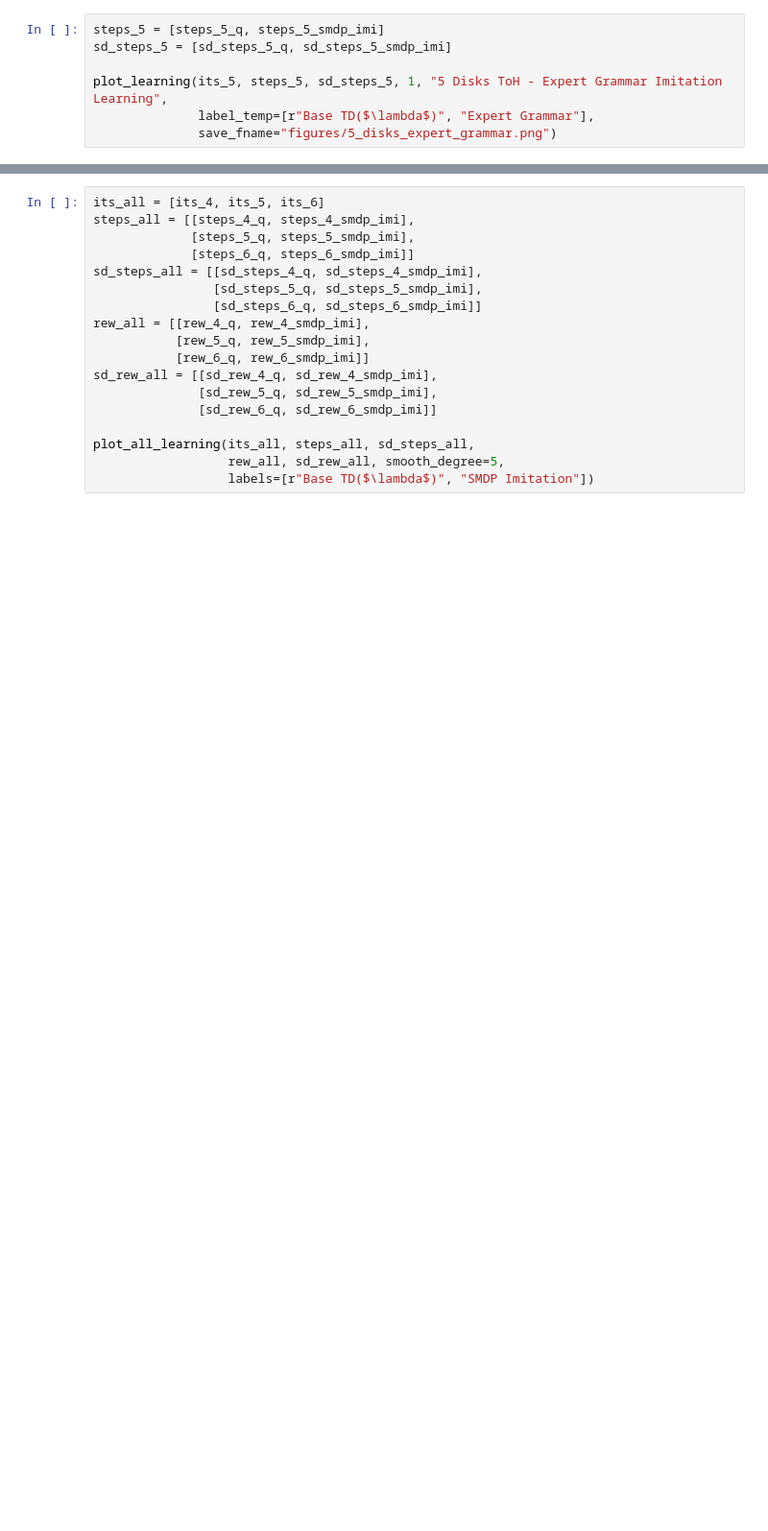
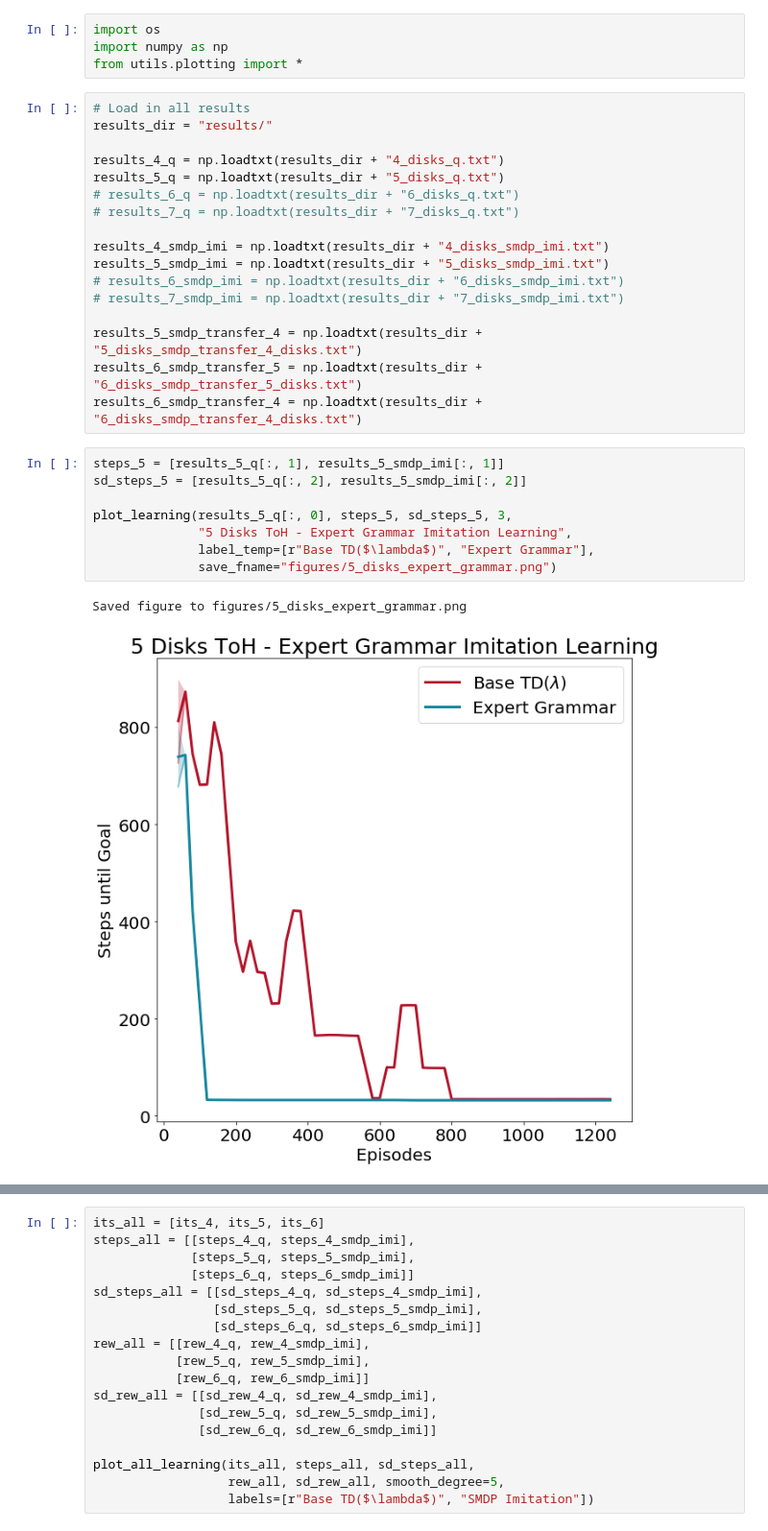
Before and after one commit to RobertTLange/action-grammars-hrl, a Jupyter notebook: visualizations.ipynb, the cells around one changed output, grey strips where cells are left out. Shown at 96% size. Saved outputs shown, nothing was run; the diff lists cells and outputs as text; blank space fills up the shorter version.

Commit message:
26/03/19c - Base Online Learning

```diff
--- a/visualizations.ipynb
+++ b/visualizations.ipynb
@@ -1,7 +5,32 @@
+# %%
+import os
+import numpy as np
+from utils.plotting import *
+# %%
+# Load in all results
+results_dir = "results/"
+
+results_4_q = np.loadtxt(results_dir + "4_disks_q.txt")
+results_5_q = np.loadtxt(results_dir + "5_disks_q.txt")
+# results_6_q = np.loadtxt(results_dir + "6_disks_q.txt")
+# results_7_q = np.loadtxt(results_dir + "7_disks_q.txt")
+
+results_4_smdp_imi = np.loadtxt(results_dir + "4_disks_smdp_imi.txt")
+results_5_smdp_imi = np.loadtxt(results_dir + "5_disks_smdp_imi.txt")
+# results_6_smdp_imi = np.loadtxt(results_dir + "6_disks_smdp_imi.txt")
+# results_7_smdp_imi = np.loadtxt(results_dir + "7_disks_smdp_imi.txt")
+
+results_5_smdp_transfer_4 = np.loadtxt(results_dir + "5_disks_smdp_transfer_4_disks.txt")
+results_6_smdp_transfer_5 = np.loadtxt(results_dir + "6_disks_smdp_transfer_5_disks.txt")
+results_6_smdp_transfer_4 = np.loadtxt(results_dir + "6_disks_smdp_transfer_4_disks.txt")
 # %%
-steps_5 = [steps_5_q, steps_5_smdp_imi]
-sd_steps_5 = [sd_steps_5_q, sd_steps_5_smdp_imi]
+steps_5 = [results_5_q[:, 1], results_5_smdp_imi[:, 1]]
+sd_steps_5 = [results_5_q[:, 2], results_5_smdp_imi[:, 2]]
 
-plot_learning(its_5, steps_5, sd_steps_5, 1, "5 Disks ToH - Expert Grammar Imitation Learning",
+plot_learning(results_5_q[:, 0], steps_5, sd_steps_5, 3,
+              "5 Disks ToH - Expert Grammar Imitation Learning",
               label_temp=[r"Base TD($\lambda$)", "Expert Grammar"],
               save_fname="figures/5_disks_expert_grammar.png")
+# %% [output]
+Saved figure to figures/5_disks_expert_grammar.png
+[figure, added]
```
Also changed, not shown: parts of 3 cells of this notebook, 11 other files.
